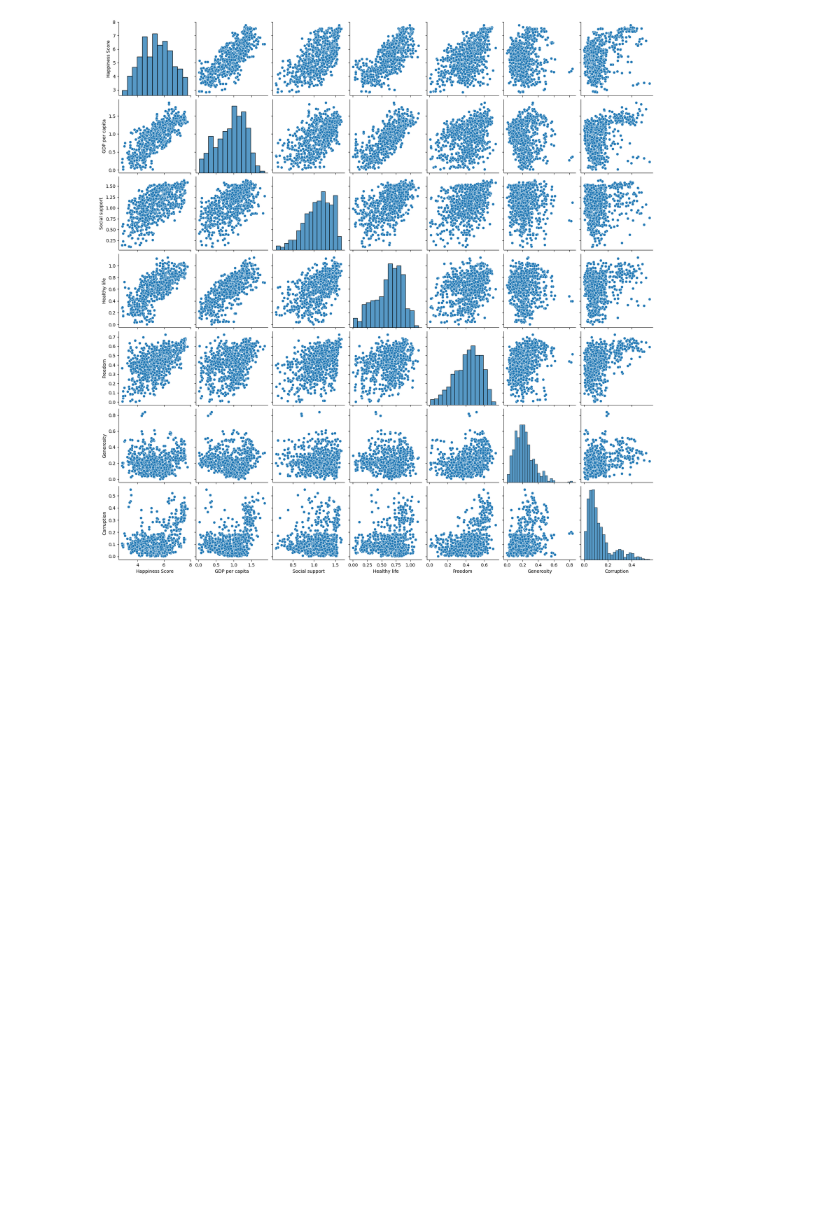
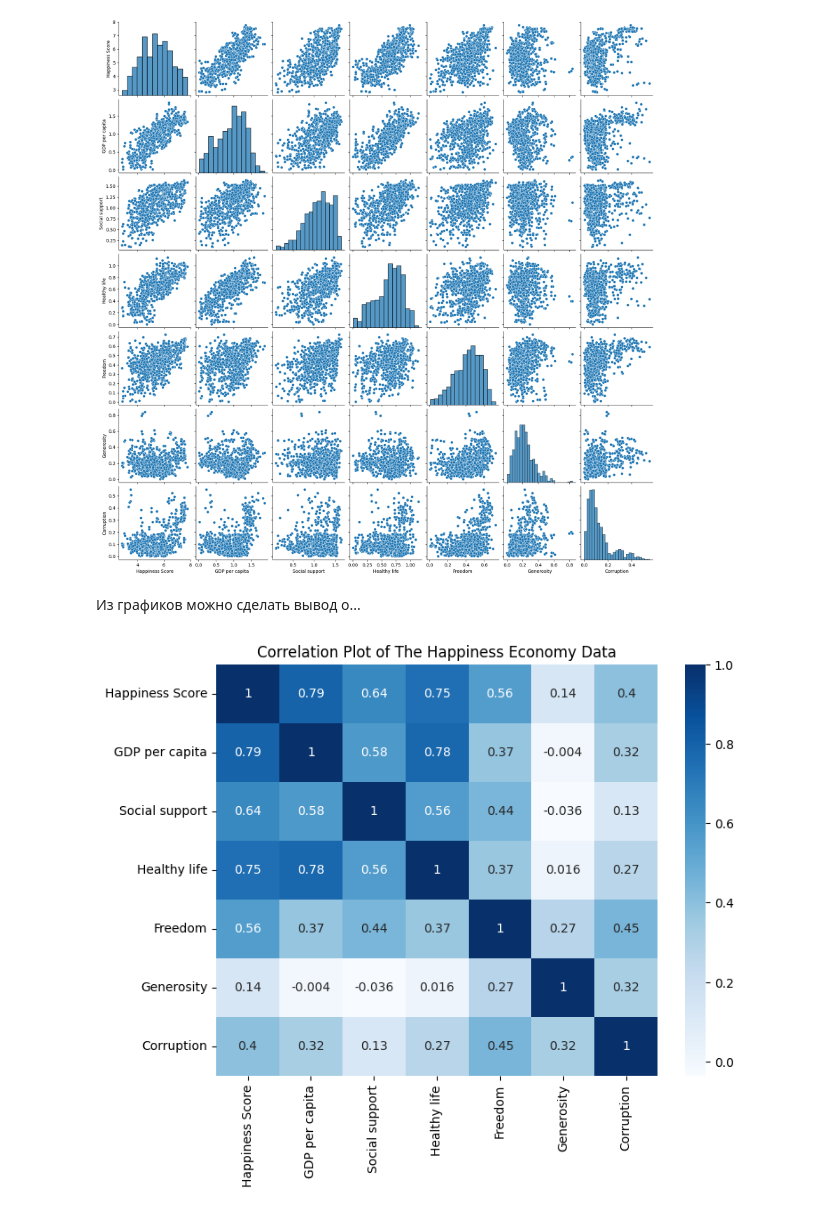
Before and after one commit to Sp-V1/Scientific-research-seminar-control-task, a Jupyter notebook: Research_on_the_Economics_of_Happiness.ipynb, the cells around one changed output. Cells and saved outputs as stored; diff of their text form; code cells hidden in the pictures; blank space fills up the shorter version.

Commit message:
The second stage - v0.2
Exploratory Data Analysis (EDA)

```diff
--- a/Research_on_the_Economics_of_Happiness.ipynb
+++ b/Research_on_the_Economics_of_Happiness.ipynb
@@ -101,3 +99,13 @@ sns.pairplot(upd_dataframe.drop(columns=['Happiness rank', 'Year']))
 # %% [output]
 <seaborn.axisgrid.PairGrid at 0x...>
 [figure]
+# %% [markdown]
+Из графиков можно сделать вывод о...
+# %%
+plt.figure(figsize = (8,6))
+sns.heatmap(upd_dataframe.drop(columns=['Country', 'Happiness rank', 'Year']).corr(),
+            annot=True, cmap='Blues')
+plt.title('Correlation Plot of The Happiness Economy Data')
+plt.show()
+# %% [output]
+[figure, added]
```
Also changed, not shown: parts of 4 cells of this notebook.
